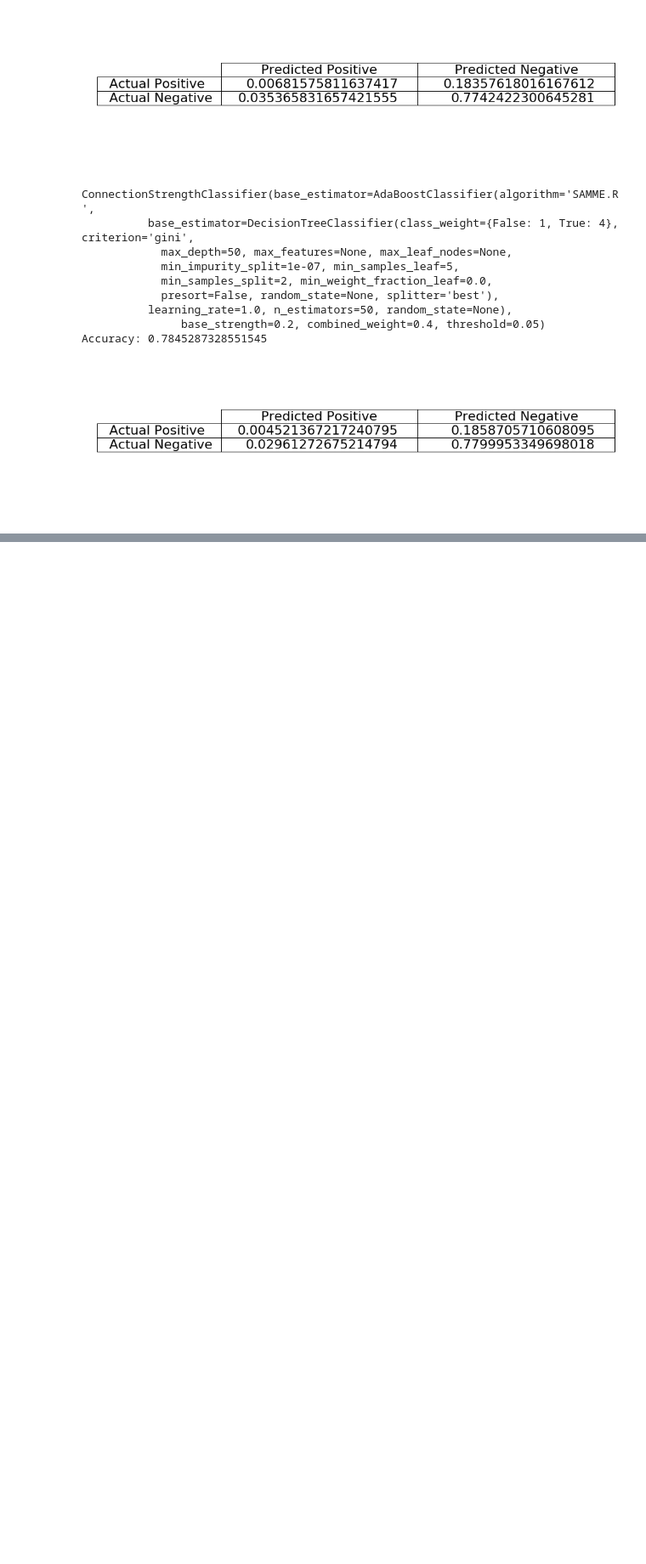
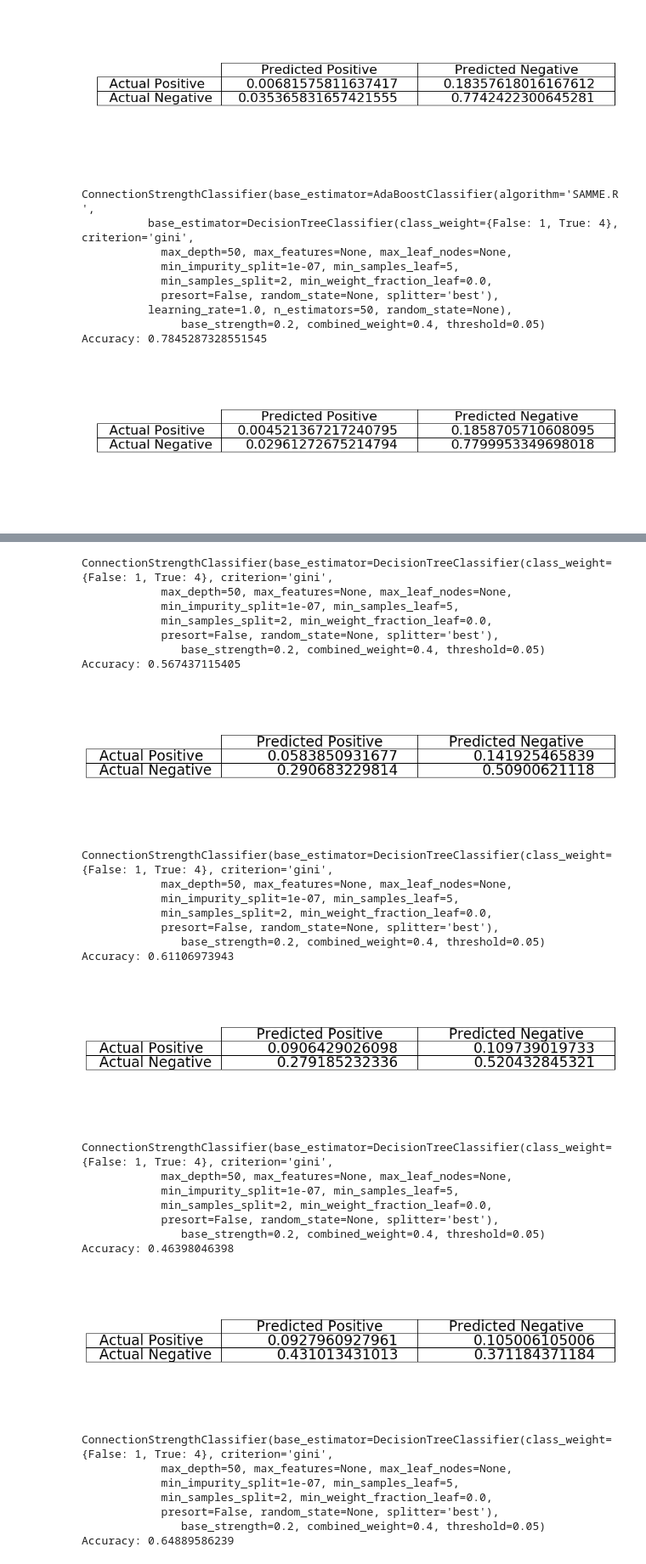
Before and after one commit to eytans/Stockifier, a Jupyter notebook: Decision Tree.ipynb, the cells around one changed output, grey strips where cells are left out. Shown at 85% size. Saved outputs shown, nothing was run; the diff lists cells and outputs as text; code cells hidden in the pictures; blank space fills up the shorter version.

```diff
--- a/Decision Tree.ipynb
+++ b/Decision Tree.ipynb
@@ -813,0 +814,38 @@ Accuracy: 0.627163069204787
+# %%
+model = sklearn.tree.DecisionTreeClassifier(criterion=criterion, max_depth=max_depth, min_samples_leaf=minimum_samples_leaf, class_weight={False:1, True: 4})
+final_model = ConnectionStrengthClassifier(base_estimator=model, threshold=0.05, base_strength=0.2, combined_weight=0.4)
+final_cm = run_strength_model(final_model)
+for c in final_cm.values():
+    c.plot()
+# %% [output]
+ConnectionStrengthClassifier(base_estimator=DecisionTreeClassifier(class_weight={False: 1, True: 4}, criterion='gini',
+            max_depth=50, max_features=None, max_leaf_nodes=None,
+            min_impurity_split=1e-07, min_samples_leaf=5,
+            min_samples_split=2, min_weight_fraction_leaf=0.0,
+            presort=False, random_state=None, splitter='best'),
+               base_strength=0.2, combined_weight=0.4, threshold=0.05)
+Accuracy: 0.567437115405
+[figure, added]
+ConnectionStrengthClassifier(base_estimator=DecisionTreeClassifier(class_weight={False: 1, True: 4}, criterion='gini',
+            max_depth=50, max_features=None, max_leaf_nodes=None,
+            min_impurity_split=1e-07, min_samples_leaf=5,
+            min_samples_split=2, min_weight_fraction_leaf=0.0,
+            presort=False, random_state=None, splitter='best'),
+               base_strength=0.2, combined_weight=0.4, threshold=0.05)
+Accuracy: 0.61106973943
+[figure, added]
+ConnectionStrengthClassifier(base_estimator=DecisionTreeClassifier(class_weight={False: 1, True: 4}, criterion='gini',
+            max_depth=50, max_features=None, max_leaf_nodes=None,
+            min_impurity_split=1e-07, min_samples_leaf=5,
+            min_samples_split=2, min_weight_fraction_leaf=0.0,
+            presort=False, random_state=None, splitter='best'),
+               base_strength=0.2, combined_weight=0.4, threshold=0.05)
+Accuracy: 0.46398046398
+[figure, added]
+ConnectionStrengthClassifier(base_estimator=DecisionTreeClassifier(class_weight={False: 1, True: 4}, criterion='gini',
+            max_depth=50, max_features=None, max_leaf_nodes=None,
+            min_impurity_split=1e-07, min_samples_leaf=5,
+            min_samples_split=2, min_weight_fraction_leaf=0.0,
+            presort=False, random_state=None, splitter='best'),
+               base_strength=0.2, combined_weight=0.4, threshold=0.05)
+Accuracy: 0.64889586239
```
Also changed, not shown: parts of 4 cells of this notebook, 3 other files.
